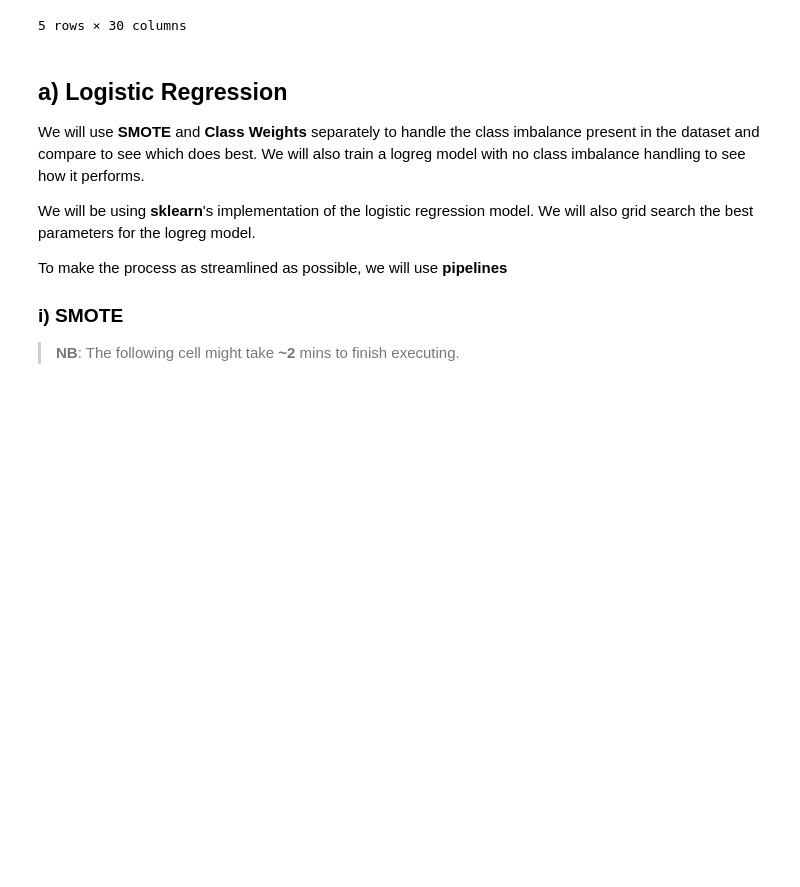
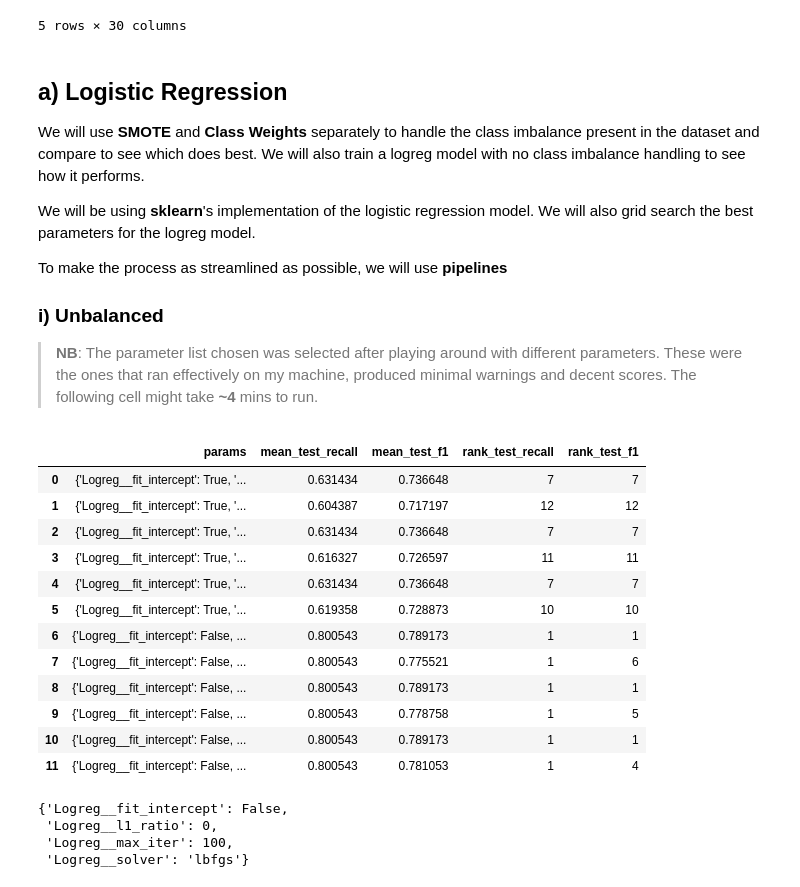
Before and after one commit to NgundoMuithya/Kaggle_Credit_Card_Fraud_Detection, a Jupyter notebook: notebook.ipynb, the cells around one changed output. Cells and saved outputs as stored; diff of their text form; code cells hidden in the pictures; blank space fills up the shorter version.

```diff
--- a/notebook.ipynb
+++ b/notebook.ipynb
@@ -463,6 +463,62 @@ We will be using **sklearn**'s implementation of the logistic regression model.
 
 To make the process as streamlined as possible, we will use **pipelines**
 
-### i) SMOTE
+### i) Unbalanced
 
-> **NB**: The following cell might take **~2** mins to finish executing.
+> **NB**: The parameter list chosen was selected after playing around with different parameters. These were the ones that ran effectively on my machine, produced minimal warnings and decent scores. The following cell might take **~4** mins to run.
+# %%
+from imblearn.pipeline import Pipeline
+from sklearn.linear_model import LogisticRegression
+from sklearn.model_selection import GridSearchCV
+
+# Create pipeline
+unbalanced_logreg_pipeline = Pipeline(
+    [
+        ('Logreg', LogisticRegression(random_state=2026))
+    ]
+)
+
+# Perform grid search
+unbalanced_logreg_params = {
+    'Logreg__l1_ratio': [0],
+    'Logreg__max_iter': [100, 150, 200],
+    'Logreg__fit_intercept': [True, False],
+    'Logreg__solver': ['lbfgs', 'saga']
+}
+
+best_unbalanced_logreg_model = GridSearchCV(
+    estimator=unbalanced_logreg_pipeline,
+    param_grid=unbalanced_logreg_params,
+    scoring=['recall', 'f1'],
+    refit='f1',
+    n_jobs=-1
+)
+
+# Fit on training data
+best_unbalanced_logreg_model.fit(X_train_scaled, y_train)
+
+# View results
+unbalanced_logreg_results = pd.DataFrame(best_unbalanced_logreg_model.cv_results_)[['params', 'mean_test_recall', 'mean_test_f1', 'rank_test_recall', 'rank_test_f1']]
+
+unbalanced_logreg_results
+# %% [output]
+|  | params | mean_test_recall | mean_test_f1 | rank_test_recall | rank_test_f1 |
+| 0 | {'Logreg__fit_intercept': True, '... | 0.631434 | 0.736648 | 7 | 7 |
+| 1 | {'Logreg__fit_intercept': True, '... | 0.604387 | 0.717197 | 12 | 12 |
+| 2 | {'Logreg__fit_intercept': True, '... | 0.631434 | 0.736648 | 7 | 7 |
+| 3 | {'Logreg__fit_intercept': True, '... | 0.616327 | 0.726597 | 11 | 11 |
+| 4 | {'Logreg__fit_intercept': True, '... | 0.631434 | 0.736648 | 7 | 7 |
+| 5 | {'Logreg__fit_intercept': True, '... | 0.619358 | 0.728873 | 10 | 10 |
+| 6 | {'Logreg__fit_intercept': False, ... | 0.800543 | 0.789173 | 1 | 1 |
+| 7 | {'Logreg__fit_intercept': False, ... | 0.800543 | 0.775521 | 1 | 6 |
+| 8 | {'Logreg__fit_intercept': False, ... | 0.800543 | 0.789173 | 1 | 1 |
+| 9 | {'Logreg__fit_intercept': False, ... | 0.800543 | 0.778758 | 1 | 5 |
+| 10 | {'Logreg__fit_intercept': False, ... | 0.800543 | 0.789173 | 1 | 1 |
+| 11 | {'Logreg__fit_intercept': False, ... | 0.800543 | 0.781053 | 1 | 4 |
+# %%
+best_unbalanced_logreg_model.best_params_
+# %% [output]
+{'Logreg__fit_intercept': False,
+ 'Logreg__l1_ratio': 0,
+ 'Logreg__max_iter': 100,
+ 'Logreg__solver': 'lbfgs'}
```
Also changed, not shown: parts of 5 cells of this notebook.
